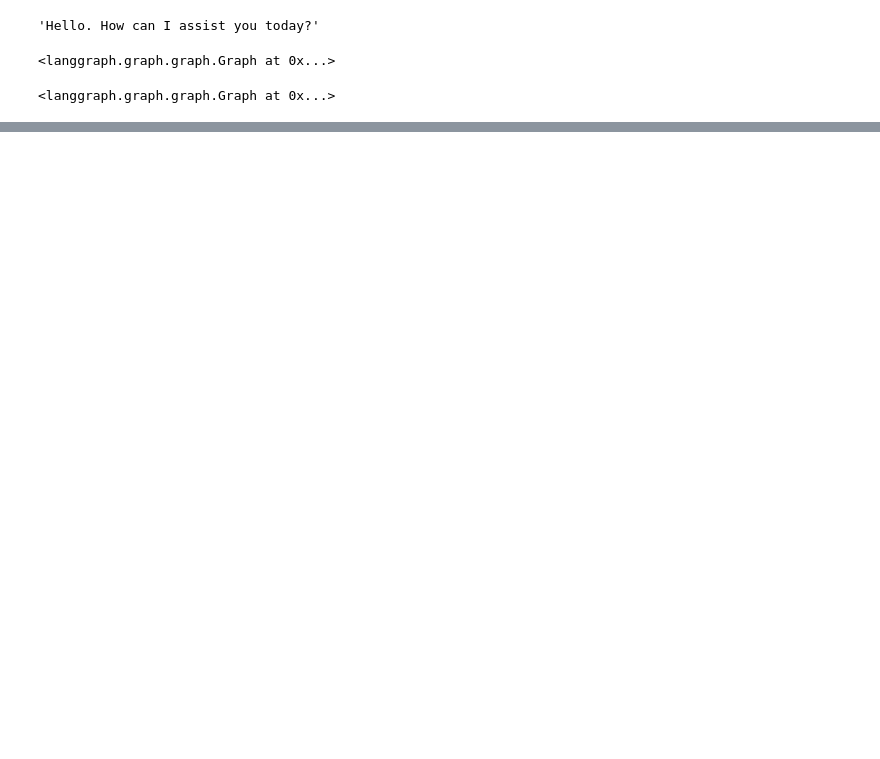
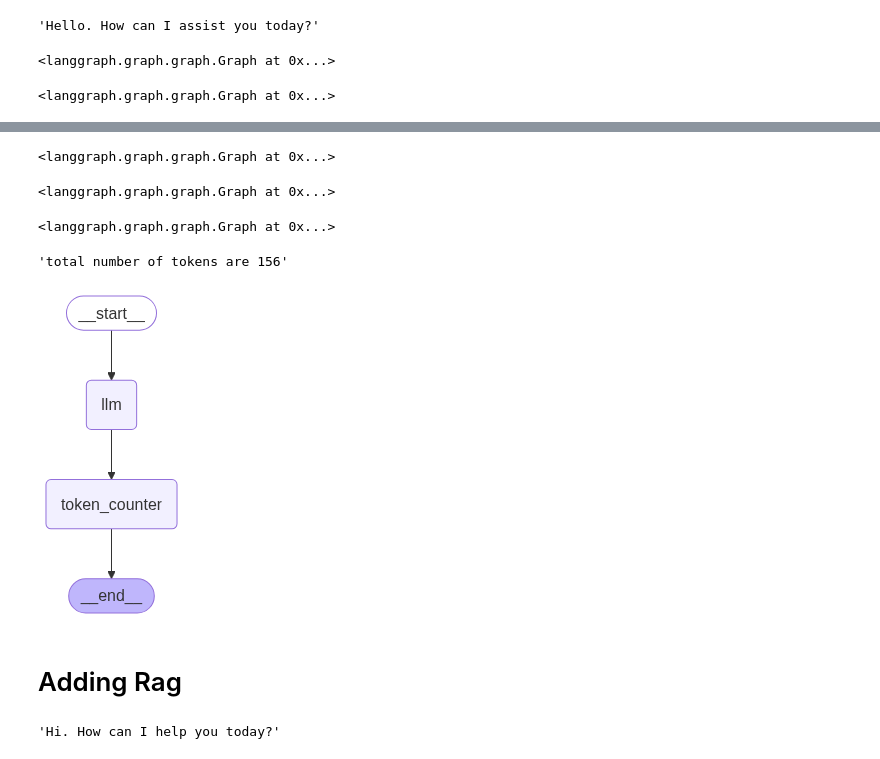
Before and after one commit to TegaEth/langgraph, a Jupyter notebook: langgraph/langgraph_scratch.ipynb, the cells around one changed output, grey strips where cells are left out. Cells and saved outputs as stored; diff of their text form; code cells hidden in the pictures; blank space fills up the shorter version.

```diff
--- a/langgraph/langgraph_scratch.ipynb
+++ b/langgraph/langgraph_scratch.ipynb
@@ -85,0 +158,30 @@ workflow2.add_node("upper_string", function2)
+# %%
+workflow3.add_edge("llm", "token_counter")
+# %% [output]
+<langgraph.graph.graph.Graph at 0x...>
+# %%
+workflow3.set_entry_point("llm")
+# %% [output]
+<langgraph.graph.graph.Graph at 0x...>
+# %%
+workflow3.set_finish_point("token_counter")
+# %% [output]
+<langgraph.graph.graph.Graph at 0x...>
+# %%
+app3 = workflow3.compile()
+# %%
+app3.invoke("What is Ochi ?")
+# %% [output]
+'total number of tokens are 156'
+# %%
+from IPython.display import Image, display
+
+try:
+    display(Image(app3.get_graph().draw_mermaid_png()))
+except Exception as e:
+    # This requires extra dependencies and is optional
+    print(e)
+# %% [output]
+[figure, added]
+# %% [markdown]
+# Adding Rag
@@ -85,0 +199,4 @@ workflow2.add_node("upper_string", function2)
+# %%
+llm.invoke("hi").content
+# %% [output]
+'Hi. How can I help you today?'
```
Also changed, not shown: parts of 36 cells of this notebook, 1 other file.
